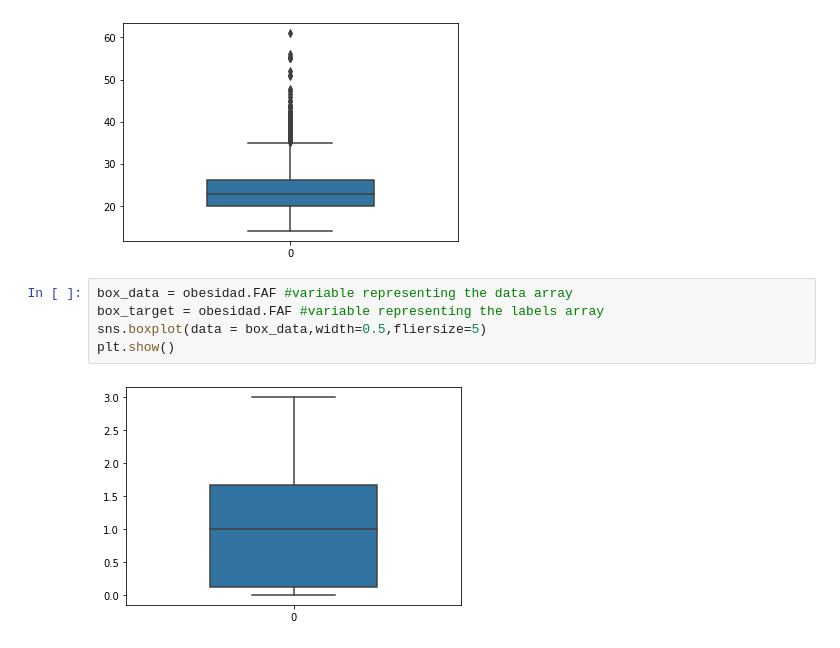
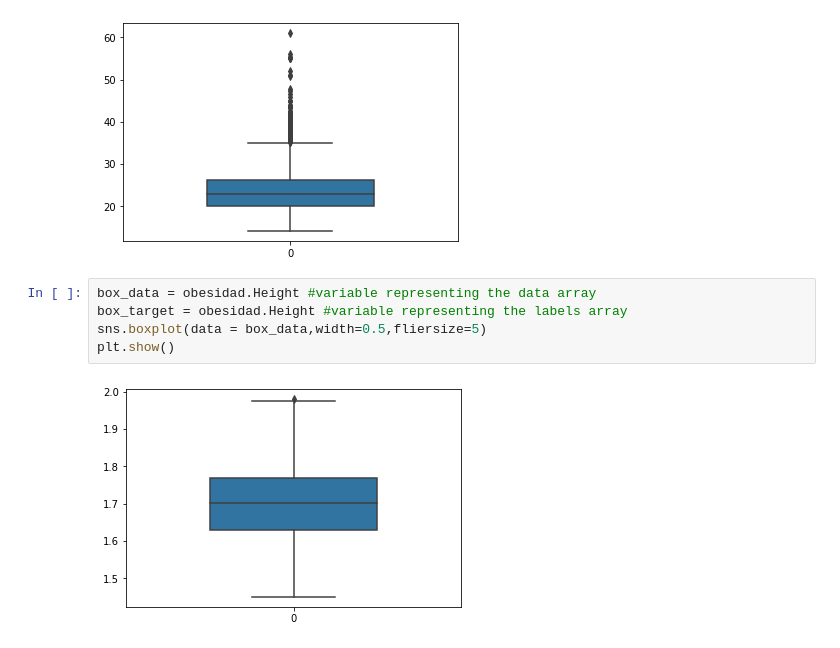
Before and after one commit to Andnaror/InformeDL, a Jupyter notebook: Informe.ipynb, the cells around one changed output. Saved outputs shown, nothing was run; the diff lists cells and outputs as text.

```diff
--- a/Informe.ipynb
+++ b/Informe.ipynb
@@ -155,9 +160,9 @@ plt.show()
 # %% [output]
 [figure]
 # %%
-box_data = obesidad.FAF #variable representing the data array
-box_target = obesidad.FAF #variable representing the labels array
+box_data = obesidad.Height #variable representing the data array
+box_target = obesidad.Height #variable representing the labels array
 sns.boxplot(data = box_data,width=0.5,fliersize=5)
 plt.show()
 # %% [output]
-[figure, old version]
+[figure, new version]
```
Also changed, not shown: parts of 18 cells of this notebook.
